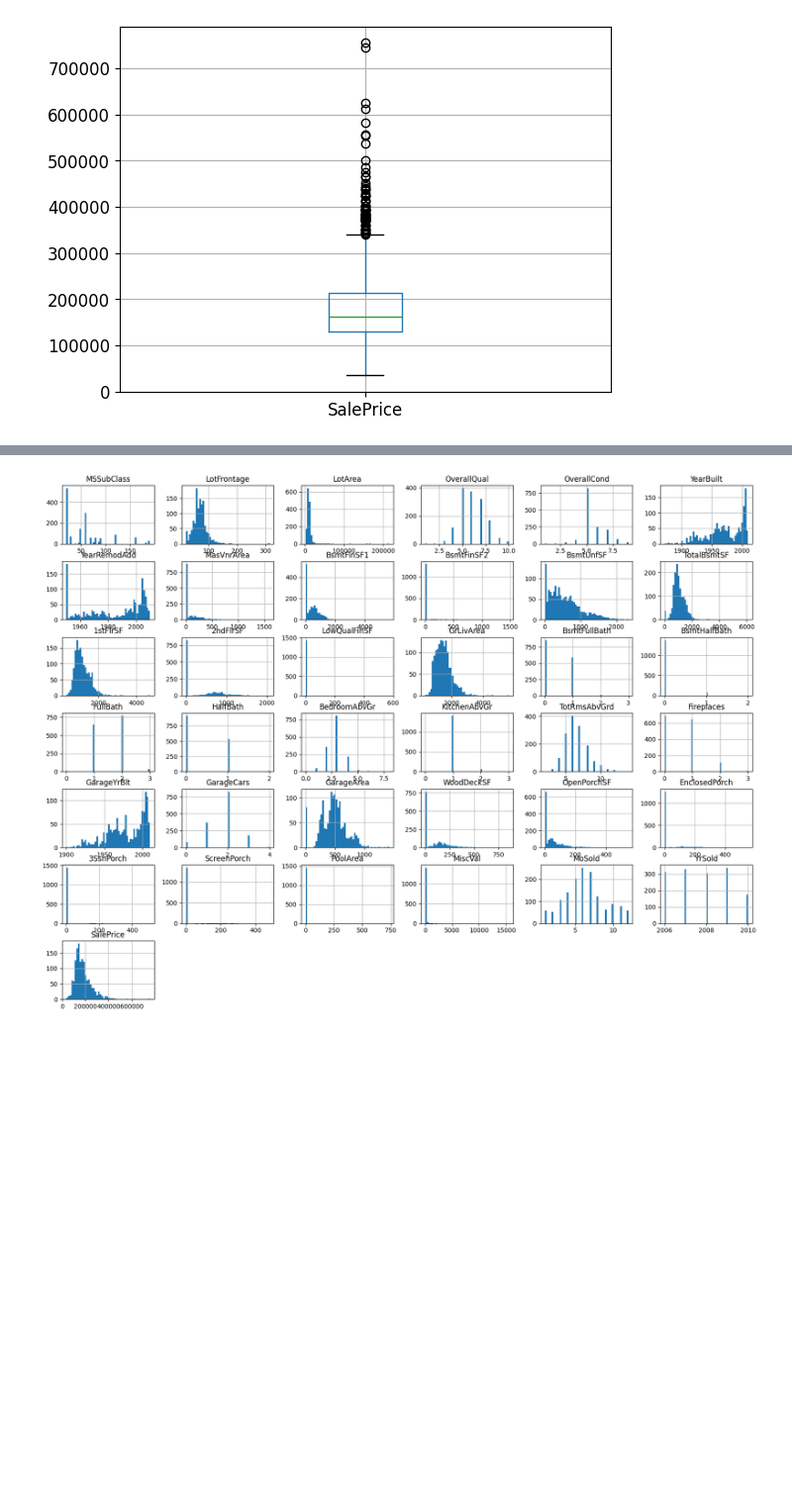
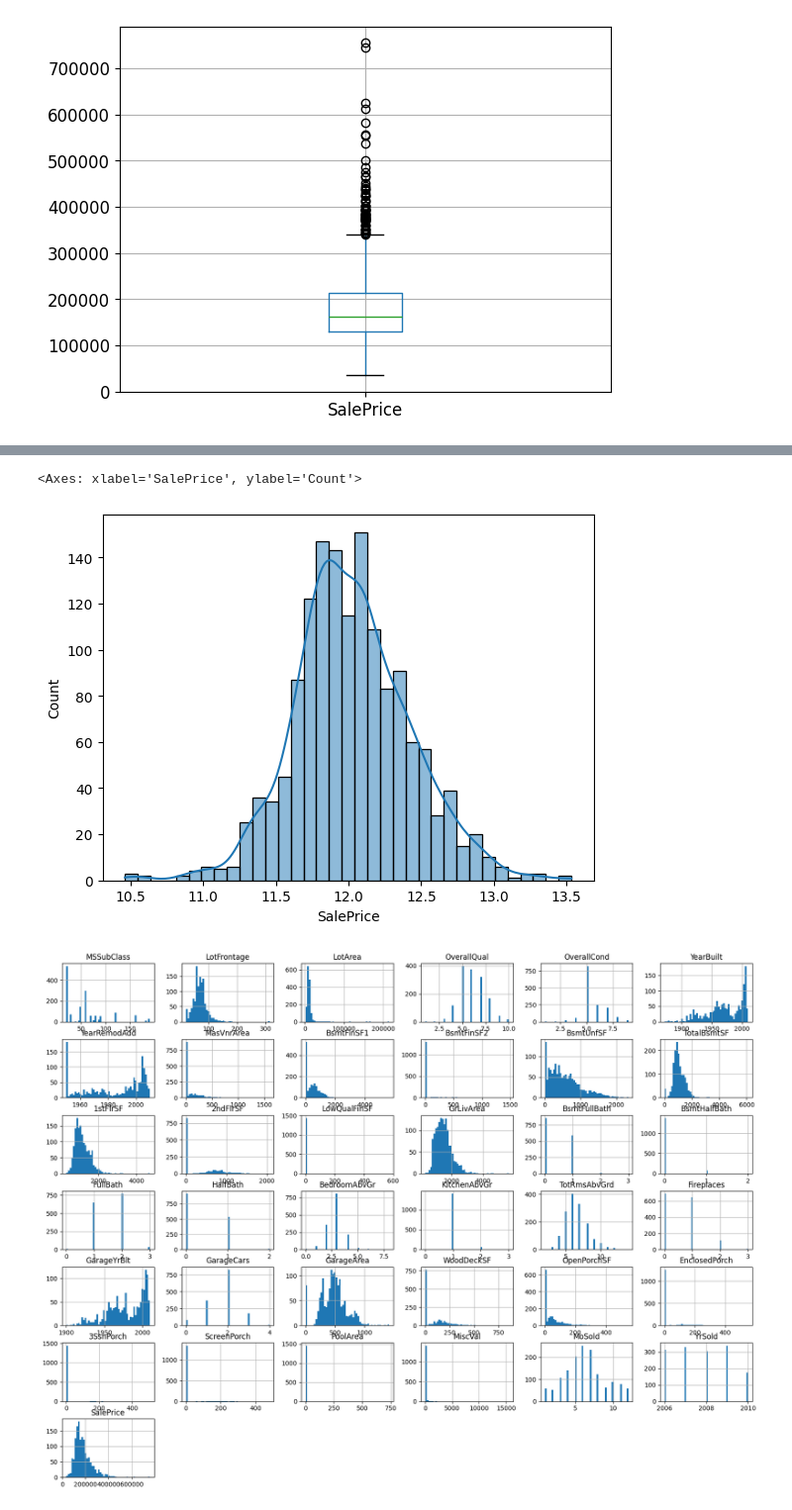
Before and after one commit to luizcaixeta/House-Prices, a Jupyter notebook: notebooks/eda.ipynb, the cells around one changed output, grey strips where cells are left out. Shown at 99% size. Cells and saved outputs as stored; diff of their text form; code cells hidden in the pictures; blank space fills up the shorter version.

```diff
--- a/notebooks/eda.ipynb
+++ b/notebooks/eda.ipynb
@@ -105,3 +109,8 @@ plt.show()
+# %%
+sns.histplot(np.log1p(df['SalePrice']), kde=True)
+# %% [output]
+<Axes: xlabel='SalePrice', ylabel='Count'>
+[figure, added]
 # %%
 df.hist(bins=50, figsize=(20,15))
 plt.show()
```
Also changed, not shown: parts of 3 cells of this notebook.
